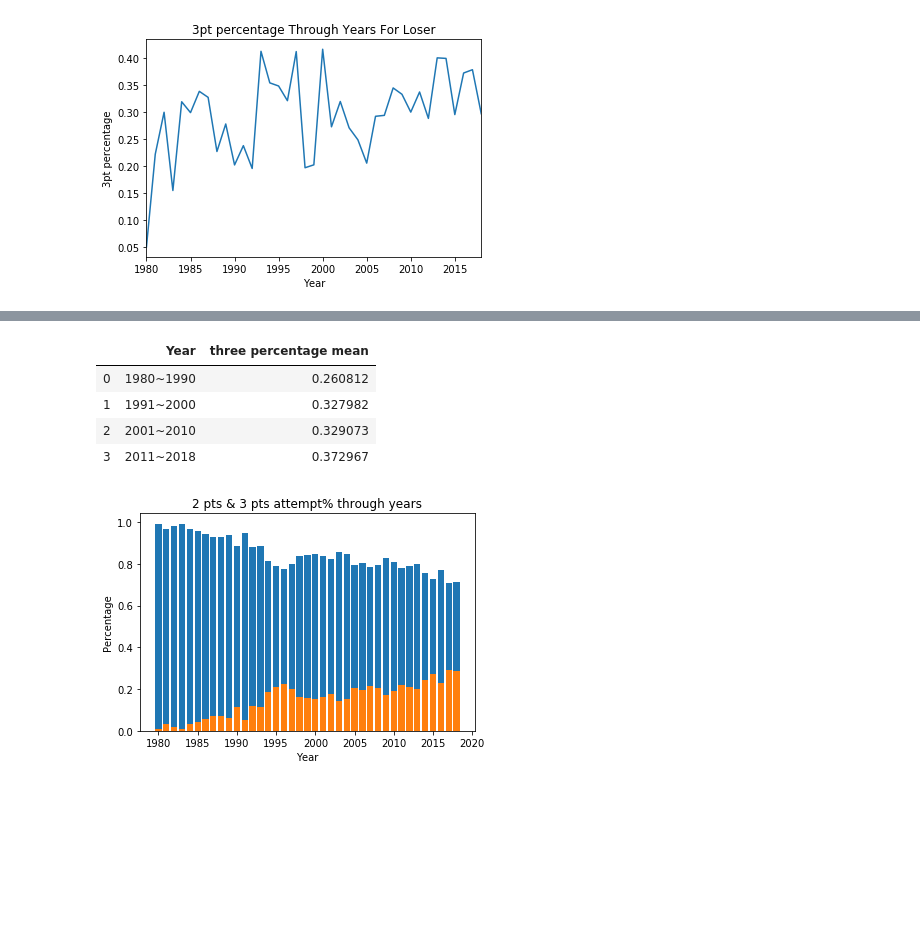
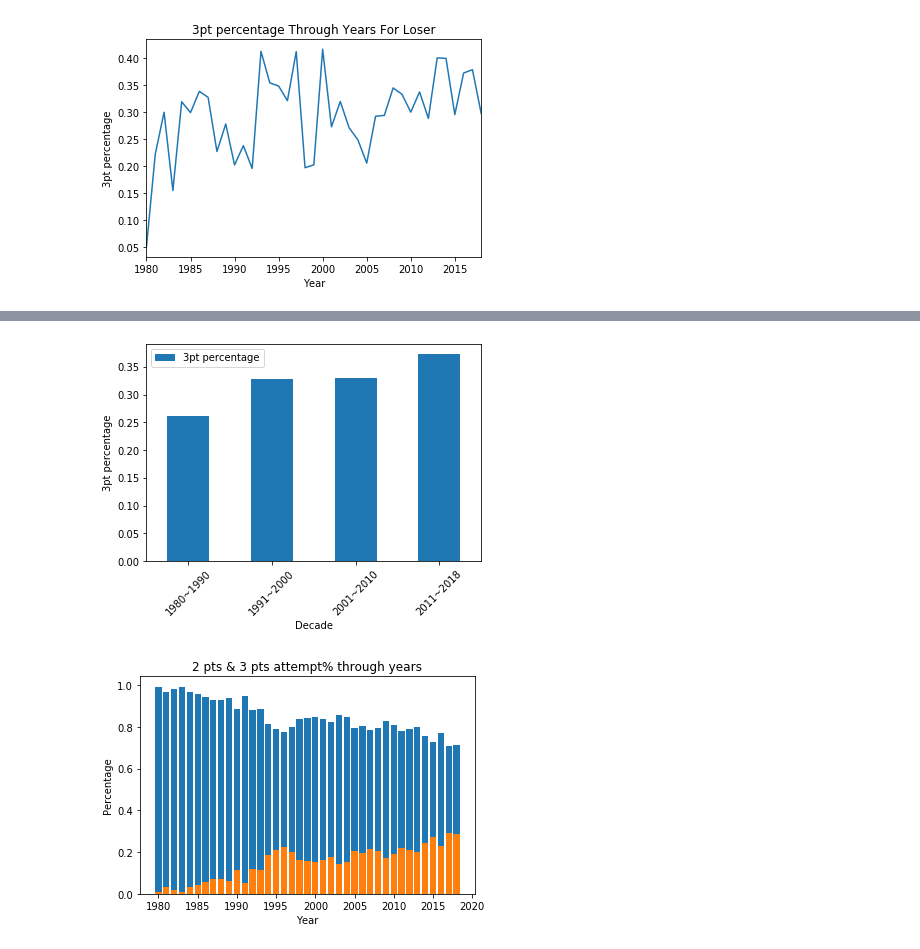
Before and after one commit to stevenluk/NBA-2pt-vs-3pt, a Jupyter notebook: MVP/Notebooks/NBA 2pt vs 3pt.ipynb, the cells around one changed output, grey strips where cells are left out. Saved outputs shown, nothing was run; the diff lists cells and outputs as text; code cells hidden in the pictures; blank space fills up the shorter version.

```diff
--- a/MVP/Notebooks/NBA 2pt vs 3pt.ipynb
+++ b/MVP/Notebooks/NBA 2pt vs 3pt.ipynb
@@ -276,18 +288,23 @@ ten_percentage_mean=(ten_winner_percentage+ten_loser_percentage)/2
 # %%
 #3pt percentage dataframe
 three_percentage_decade_mean=[eighty_percentage_mean,ninety_percentage_mean,thousand_percentage_mean,ten_percentage_mean]
 three_percentage_decade_mean
 
 decade=["1980~1990","1991~2000","2001~2010","2011~2018"]
 
 decade_percentage_data=pd.DataFrame({"Year":decade,"three percentage mean":three_percentage_decade_mean,})
-decade_percentage_data
+decade_percentage_data_new=decade_percentage_data.set_index("Year")
+
+decade_percentage_data_new.plot(kind='bar')
+
+
+plt.xlabel("Decade")
+plt.ylabel("3pt percentage")
+plt.legend(["3pt percentage"])
+plt.xticks(rotation=45)
+plt.show()
 # %% [output]
-|  | Year | three percentage mean |
-| 0 | 1980~1990 | 0.260812 |
-| 1 | 1991~2000 | 0.327982 |
-| 2 | 2001~2010 | 0.329073 |
-| 3 | 2011~2018 | 0.372967 |
+[figure, added]
 # %%
 #3 pts attempt% through years
 two_sum=winner_filter.groupby('Year')["FGA"].sum()
```
Also changed, not shown: parts of 14 cells of this notebook, 1 other file.
